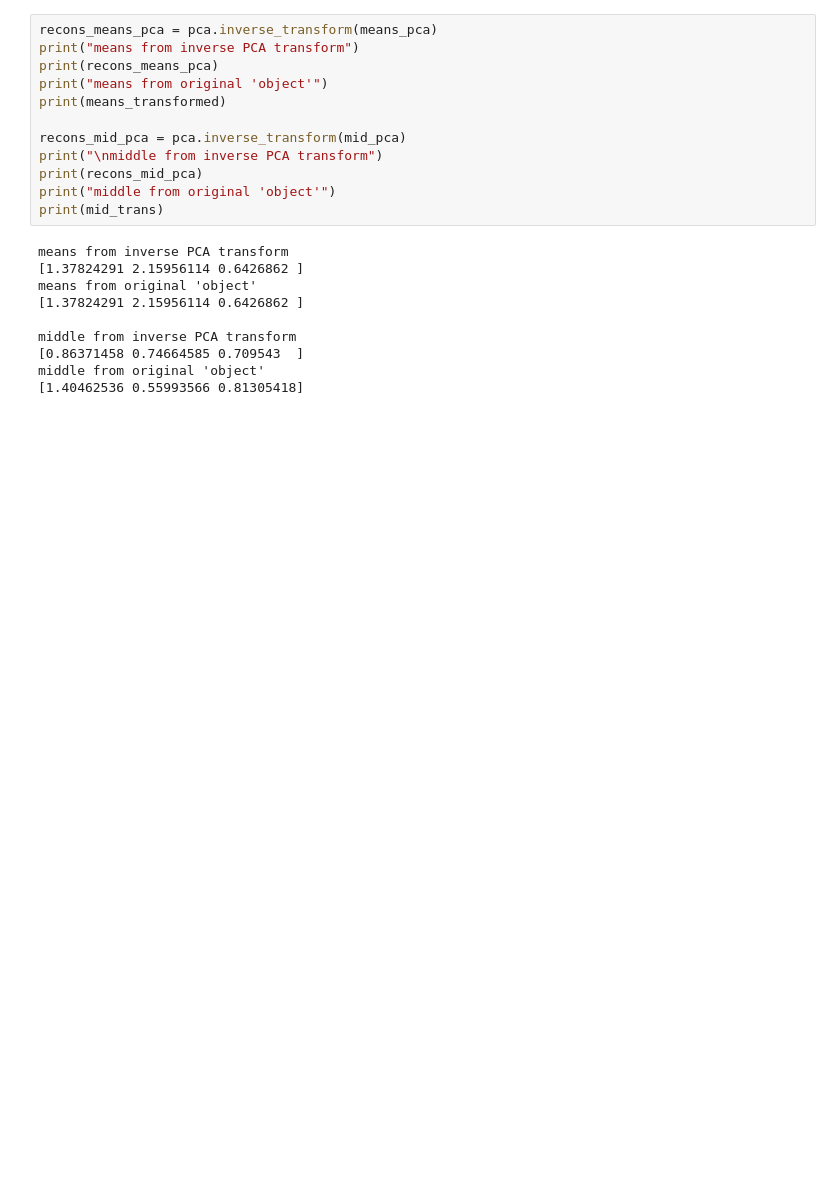
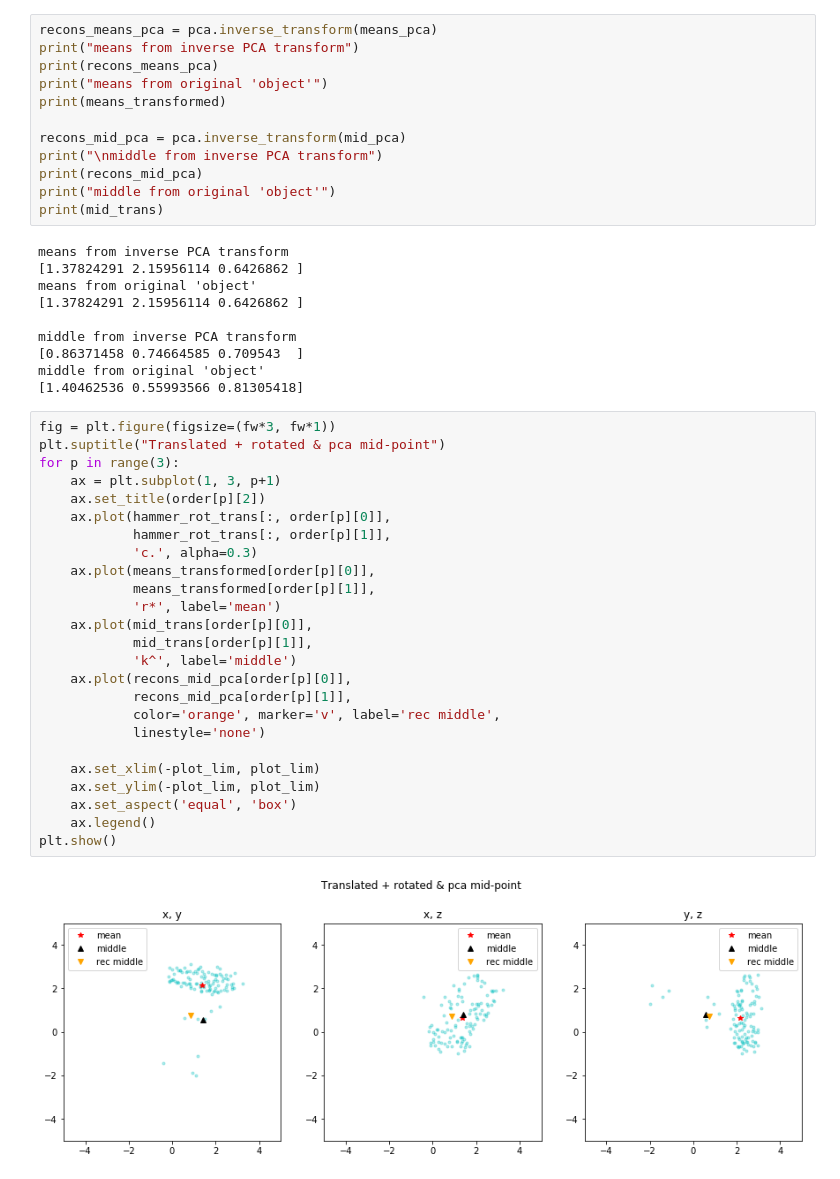
Before and after one commit to chanokin/spike_conv_nets, a Jupyter notebook: pca_mean_test.ipynb, the cells around one changed output. Cells and saved outputs as stored; diff of their text form; blank space fills up the shorter version.

Commit message:
plot original transformation + pca middle

```diff
--- a/pca_mean_test.ipynb
+++ b/pca_mean_test.ipynb
@@ -173,3 +173,30 @@ middle from inverse PCA transform
 [0.86371458 0.74664585 0.709543  ]
 middle from original 'object'
 [1.40462536 0.55993566 0.81305418]
+# %%
+fig = plt.figure(figsize=(fw*3, fw*1))
+plt.suptitle("Translated + rotated & pca mid-point")
+for p in range(3):
+    ax = plt.subplot(1, 3, p+1)
+    ax.set_title(order[p][2])
+    ax.plot(hammer_rot_trans[:, order[p][0]],
+            hammer_rot_trans[:, order[p][1]],
+            'c.', alpha=0.3)
+    ax.plot(means_transformed[order[p][0]],
+            means_transformed[order[p][1]],
+            'r*', label='mean')
+    ax.plot(mid_trans[order[p][0]],
+            mid_trans[order[p][1]],
+            'k^', label='middle')
+    ax.plot(recons_mid_pca[order[p][0]],
+            recons_mid_pca[order[p][1]],
+            color='orange', marker='v', label='rec middle',
+            linestyle='none')
+
+    ax.set_xlim(-plot_lim, plot_lim)
+    ax.set_ylim(-plot_lim, plot_lim)
+    ax.set_aspect('equal', 'box')
+    ax.legend()
+plt.show()
+# %% [output]
+[figure, added]
```
